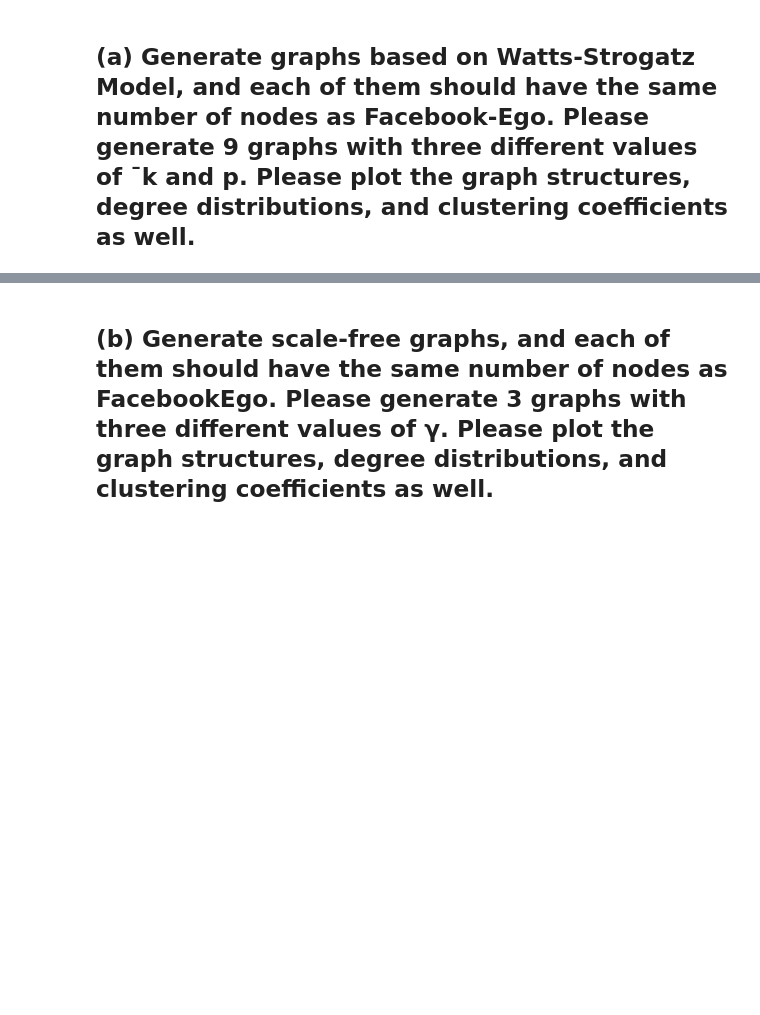
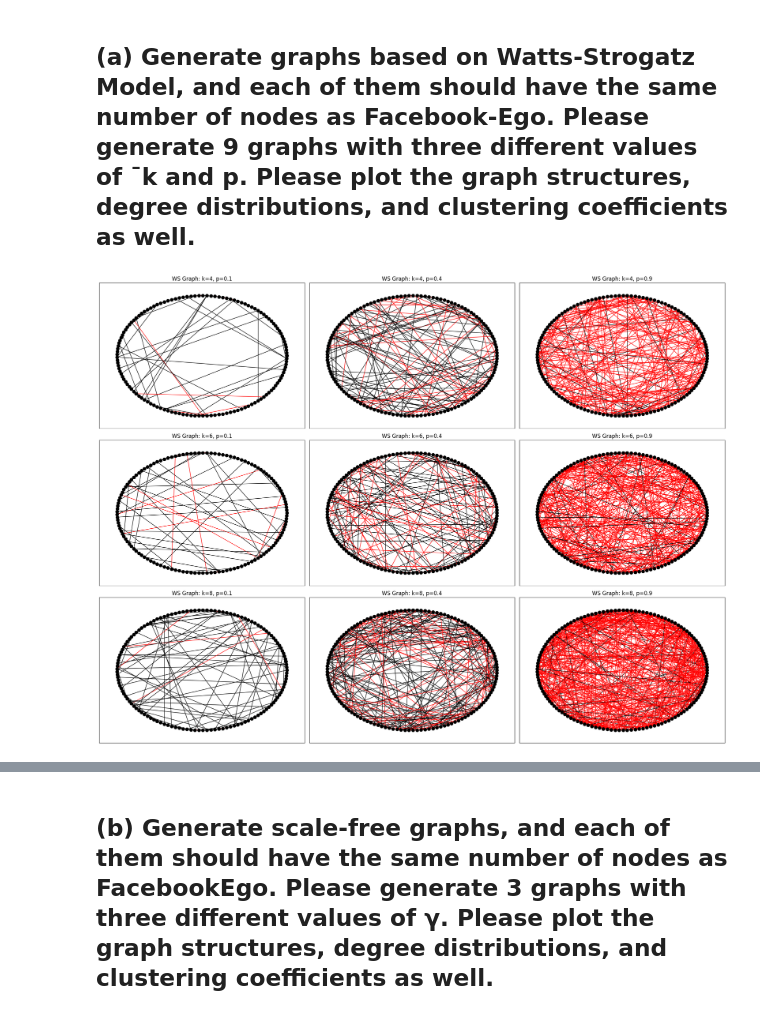
Before and after one commit to pariaighanian/Analysis_of_Complex_Netwroks, a Jupyter notebook: assignment_03.ipynb, the cells around one changed output, grey strips where cells are left out. Drawn from its saved outputs; the diff is of its cells as text; code cells hidden in the pictures; blank space fills up the shorter version.

```diff
--- a/assignment_03.ipynb
+++ b/assignment_03.ipynb
@@ -32,6 +17,0 @@ def make_ring_lattice(n, k):
-# %%
-import matplotlib.pyplot as plt
-
-G = make_ring_lattice(8, 4)
-nx.draw_circular(G, node_size=100)
-plt.show()
@@ -55,13 +17,0 @@ def watts_strogatz_graph(n, k, p):
-# %%
-import matplotlib.pyplot as plt
-
-n = 8
-k = 4
-ps = [0 ,0.5, 1]
-fig = plt.figure(figsize=(10, 3))
-for i in range(3):
-    ax = plt.subplot(1, 3, i+1)
-    G = watts_strogatz_graph(n, k, ps[i])
-    ax.set_title('p = %.1f' % ps[i])
-    nx.draw_circular(G, node_size=40)
-plt.show()
@@ -70,2 +18,39 @@ plt.show()
 # %% [markdown]
 ## (a) Generate graphs based on Watts-Strogatz Model, and each of them should have the same number of nodes as Facebook-Ego. Please generate 9 graphs with three different values of ¯k and p. Please plot the graph structures, degree distributions, and clustering coefficients as well.
+# %%
+k_values = [4, 6, 8]  # Average degrees
+p_values = [0.1, 0.4, 0.9]  # Rewiring probabilities
+
+fig, axs = plt.subplots(len(k_values), len(p_values), figsize=(20, 15))
+
+clustering_coefficients = {}
+degree_distributions = {}
+
+for i, k in enumerate(k_values):
+    for j, p in enumerate(p_values):
+        # Generate Watts-Strogatz graph
+        G = nx.watts_strogatz_graph(facebook_num_nodes, k, p)
+
+        # Calculate positions
+        pos = nx.circular_layout(G)
+        # Determine edge colors based on rewiring probability
+        edge_colors = ['red' if random.random() < p else 'black' for _ in G.edges()]
+
+        # Plot the graph structure
+        axs[i, j].set_title(f'WS Graph: k={k}, p={p}')
+        nx.draw_networkx(G, pos, node_size=50, ax=axs[i, j], with_labels=False,
+                         edge_color=edge_colors, node_color='black')
+
+        # Calculate clustering coefficient
+        clustering_coeff = nx.average_clustering(G)
+        clustering_coefficients[(k, p)] = clustering_coeff
+
+        # Degree distribution
+        degrees = [G.degree(n) for n in G.nodes()]
+        degree_distribution, bins = np.histogram(degrees, bins=np.arange(min(degrees), max(degrees) + 1.5) - 0.5)
+        degree_distributions[(k, p)] = (bins[:-1], degree_distribution)
+
+plt.tight_layout()
+plt.show()
+# %% [output]
+[figure, added]
```
Also changed, not shown: parts of 11 cells of this notebook.
